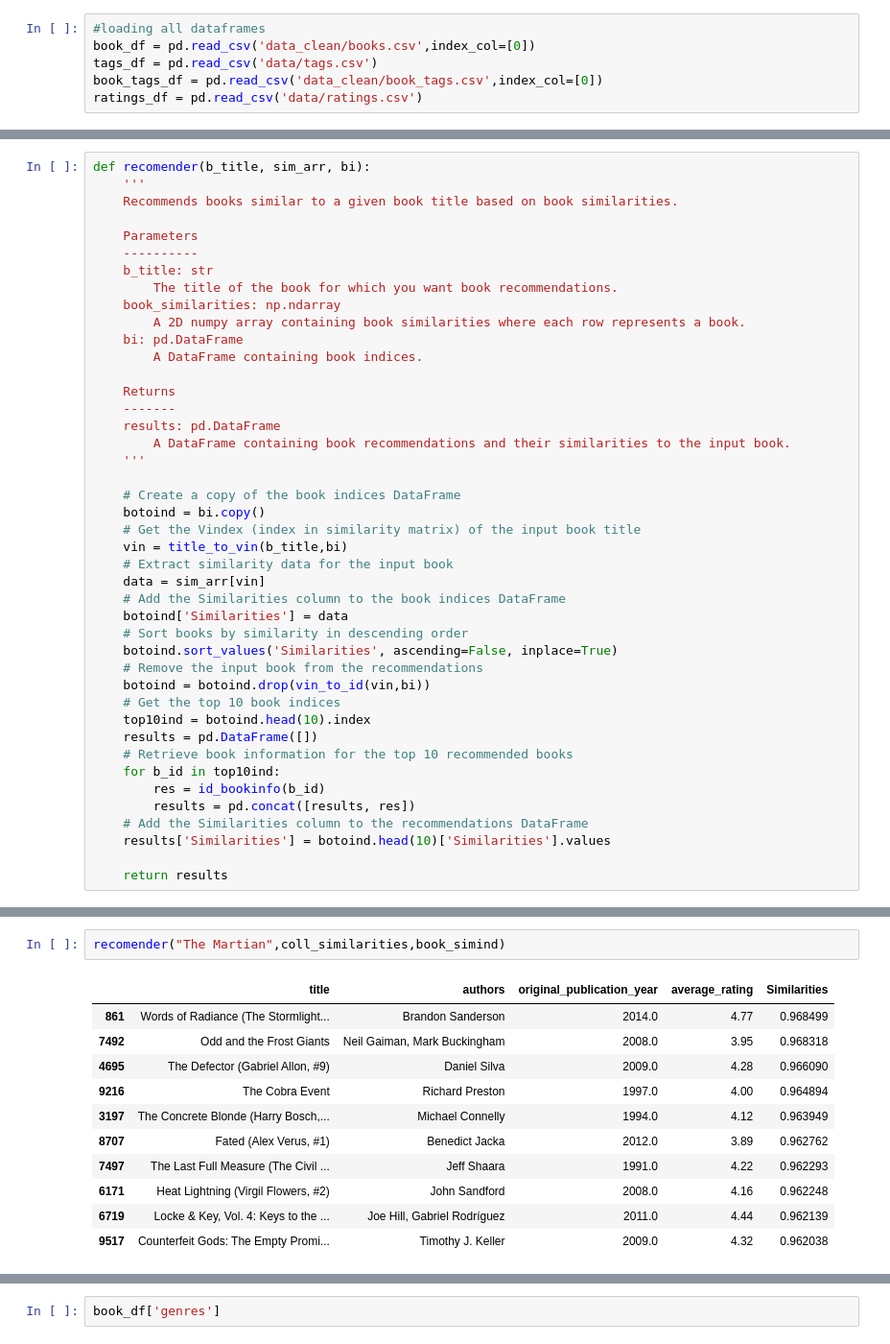
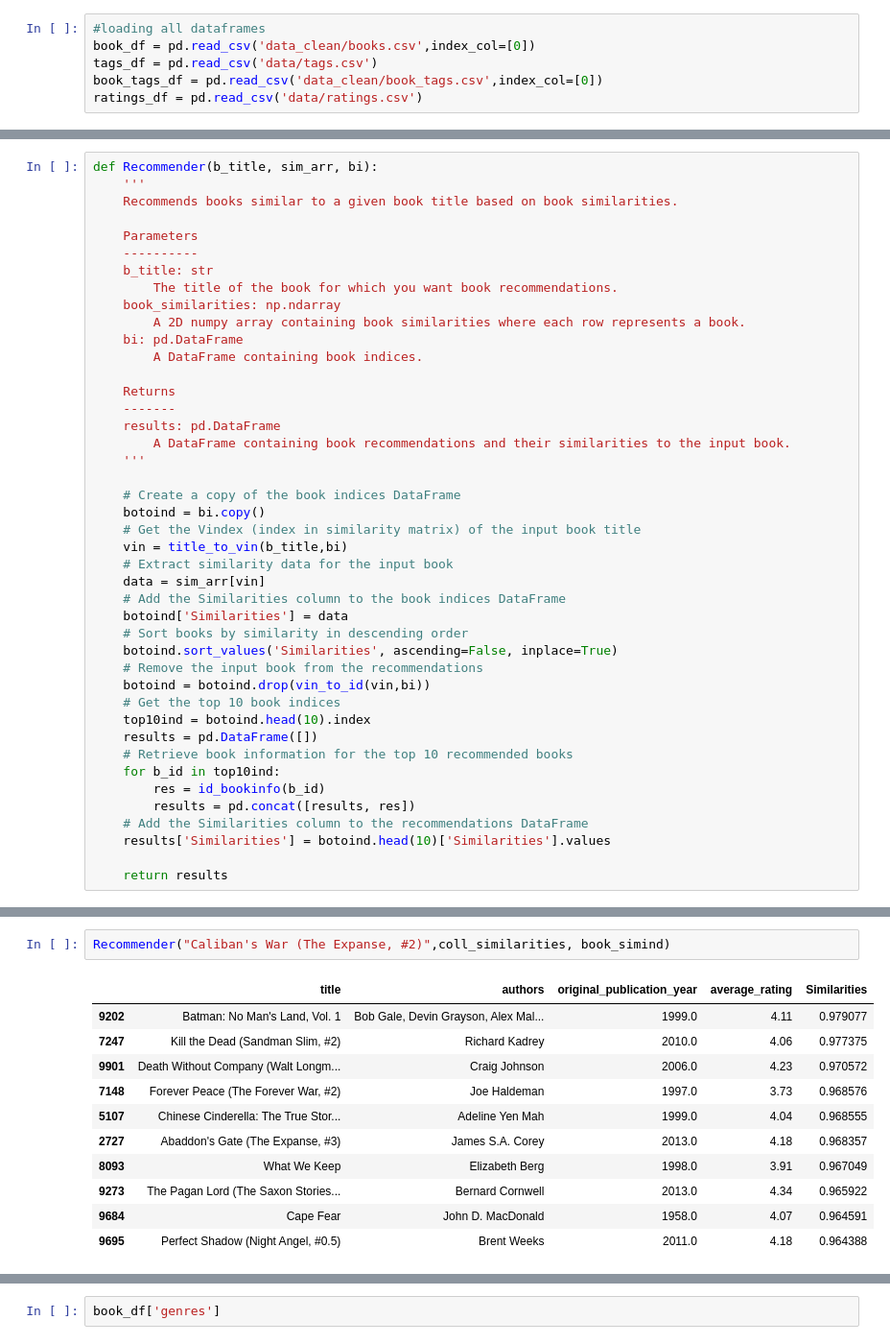
Before and after one commit to CamelSal/BookRecommender, a Jupyter notebook: 3.Hybrid_Recomender.ipynb, the cells around one changed output, grey strips where cells are left out. Shown at 96% size. Cells and saved outputs as stored; diff of their text form.

```diff
--- a/3.Hybrid_Recomender.ipynb
+++ b/3.Hybrid_Recomender.ipynb
@@ -193,5 +195,5 @@ coll_similarities = cosine_similarity(book_latent, dense_output=False)
 # %%
-def recomender(b_title, sim_arr, bi):
+def Recommender(b_title, sim_arr, bi):
     '''
     Recommends books similar to a given book title based on book similarities.
 
@@ -248,18 +252,18 @@ recomender("Words of Radiance (The Stormlight Archive, #2)",coll_similarities,bo
 | 2888 | Mistborn Trilogy Boxed Set (Mistb... | Brandon Sanderson | 2009.0 | 4.55 | 0.959330 |
 | 9523 | The Locket (The Locket, #1) | Richard Paul Evans | 1998.0 | 4.10 | 0.959034 |
 # %%
-recomender("The Martian",coll_similarities,book_simind)
+Recommender("Caliban's War (The Expanse, #2)",coll_similarities, book_simind)
 # %% [output]
 |  | title | authors | original_publication_year | average_rating | Similarities |
-| 861 | Words of Radiance (The Stormlight... | Brandon Sanderson | 2014.0 | 4.77 | 0.968499 |
-| 7492 | Odd and the Frost Giants | Neil Gaiman, Mark Buckingham | 2008.0 | 3.95 | 0.968318 |
-| 4695 | The Defector (Gabriel Allon, #9) | Daniel Silva | 2009.0 | 4.28 | 0.966090 |
-| 9216 | The Cobra Event | Richard Preston | 1997.0 | 4.00 | 0.964894 |
-| 3197 | The Concrete Blonde (Harry Bosch,... | Michael Connelly | 1994.0 | 4.12 | 0.963949 |
-| 8707 | Fated (Alex Verus, #1) | Benedict Jacka | 2012.0 | 3.89 | 0.962762 |
-| 7497 | The Last Full Measure (The Civil ... | Jeff Shaara | 1991.0 | 4.22 | 0.962293 |
-| 6171 | Heat Lightning (Virgil Flowers, #2) | John Sandford | 2008.0 | 4.16 | 0.962248 |
-| 6719 | Locke & Key, Vol. 4: Keys to the ... | Joe Hill, Gabriel Rodríguez | 2011.0 | 4.44 | 0.962139 |
-| 9517 | Counterfeit Gods: The Empty Promi... | Timothy J. Keller | 2009.0 | 4.32 | 0.962038 |
+| 9202 | Batman: No Man's Land, Vol. 1 | Bob Gale, Devin Grayson, Alex Mal... | 1999.0 | 4.11 | 0.979077 |
+| 7247 | Kill the Dead (Sandman Slim, #2) | Richard Kadrey | 2010.0 | 4.06 | 0.977375 |
+| 9901 | Death Without Company (Walt Longm... | Craig Johnson | 2006.0 | 4.23 | 0.970572 |
+| 7148 | Forever Peace (The Forever War, #2) | Joe Haldeman | 1997.0 | 3.73 | 0.968576 |
+| 5107 | Chinese Cinderella: The True Stor... | Adeline Yen Mah | 1999.0 | 4.04 | 0.968555 |
+| 2727 | Abaddon's Gate (The Expanse, #3) | James S.A. Corey | 2013.0 | 4.18 | 0.968357 |
+| 8093 | What We Keep | Elizabeth Berg | 1998.0 | 3.91 | 0.967049 |
+| 9273 | The Pagan Lord (The Saxon Stories... | Bernard Cornwell | 2013.0 | 4.34 | 0.965922 |
+| 9684 | Cape Fear | John D. MacDonald | 1958.0 | 4.07 | 0.964591 |
+| 9695 | Perfect Shadow (Night Angel, #0.5) | Brent Weeks | 2011.0 | 4.18 | 0.964388 |
 # %% [markdown]
 ---
```
Also changed, not shown: parts of 48 cells of this notebook.
